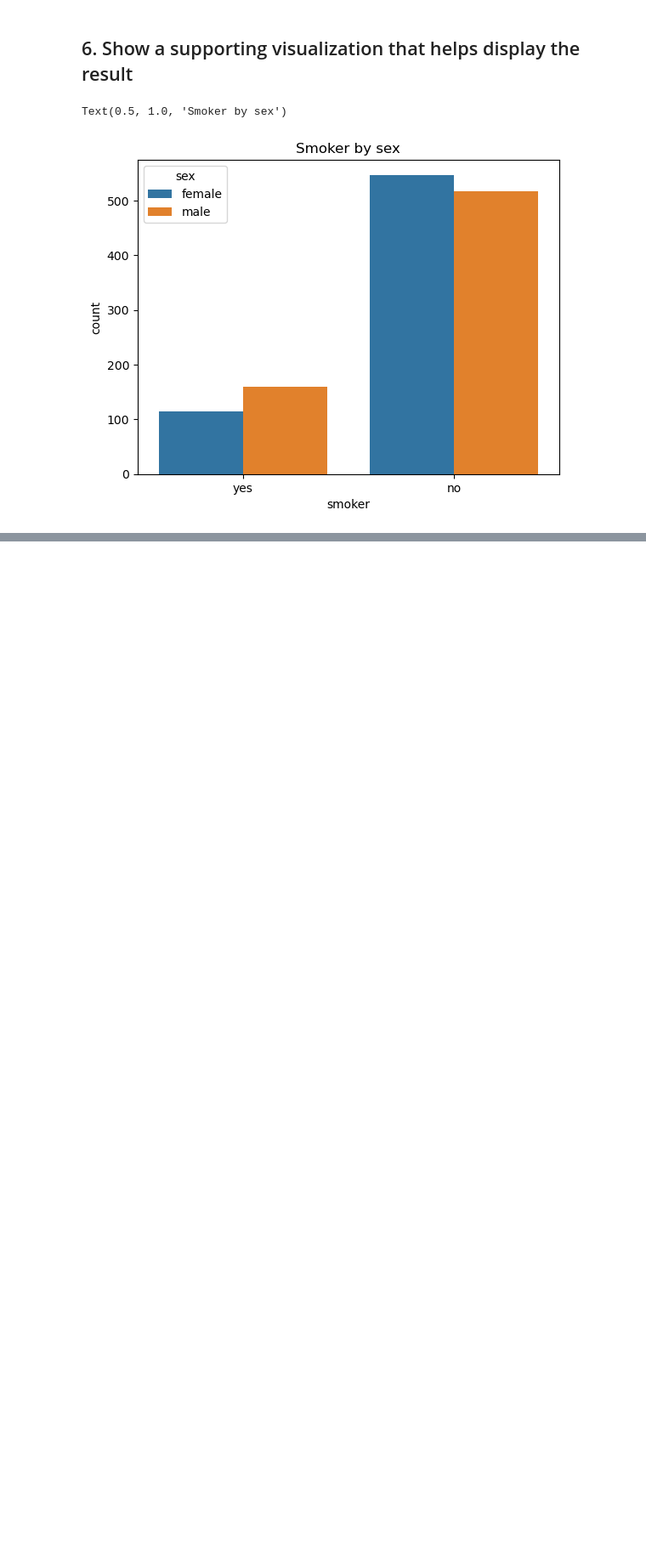
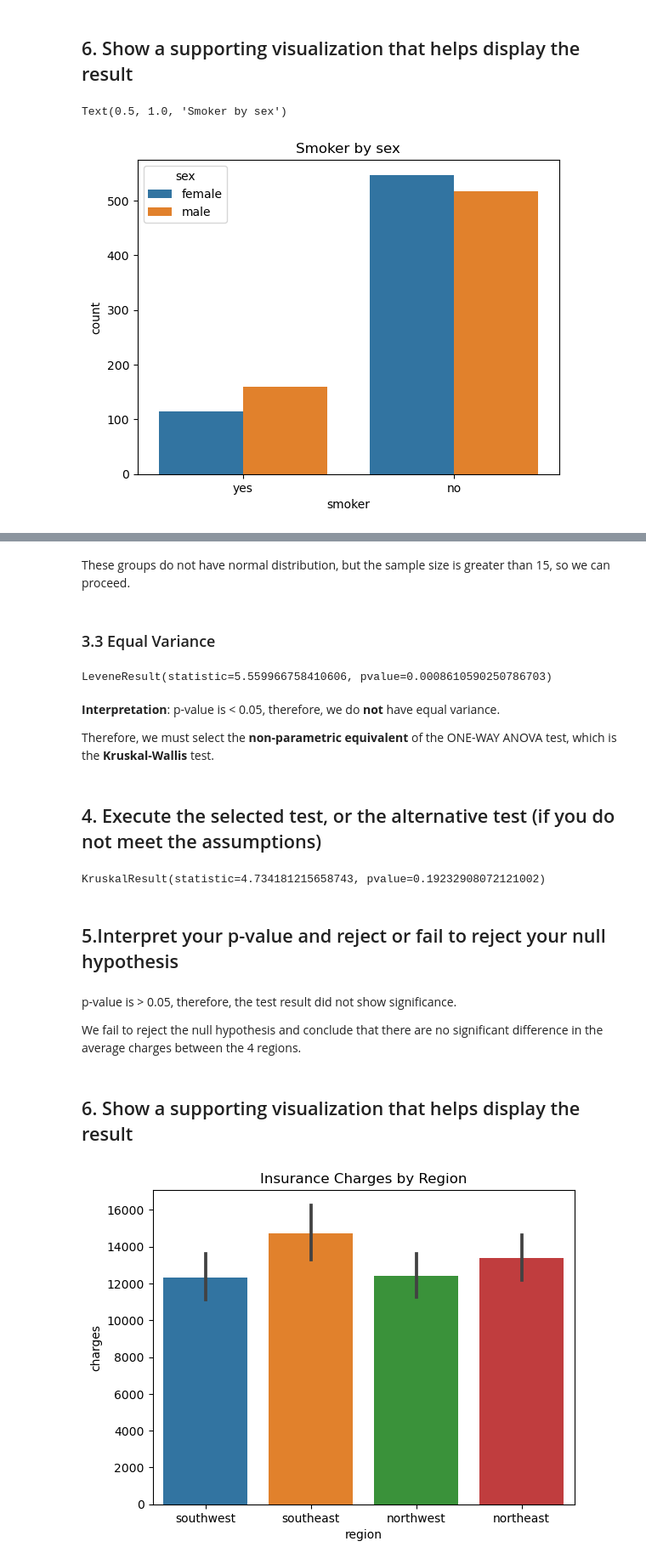
Before and after one commit to ericakitano/data-enrichment-week-15-core-assignment-2---Hypothesis-Testing-with-Insurance-Data, a Jupyter notebook: Hypothesis Testing with Insurance Data (Core).ipynb, the cells around one changed output, grey strips where cells are left out. Shown: that part at 85% size. Saved outputs shown, nothing was run; the diff lists cells and outputs as text; code cells hidden in the pictures; blank space fills up the shorter version.

```diff
--- a/Hypothesis Testing with Insurance Data (Core).ipynb
+++ b/Hypothesis Testing with Insurance Data (Core).ipynb
@@ -262,0 +451,37 @@ Text(0.5, 1.0, 'Smoker by sex')
+# %% [markdown]
+These groups do not have normal distribution, but the sample size is greater than 15, so we can proceed.
+# %% [markdown]
+### 3.3 Equal Variance
+# %%
+# with the * operator
+stats.levene(*groups.values())
+# %% [output]
+LeveneResult(statistic=5.559966758410606, pvalue=0.0008610590250786703)
+# %% [markdown]
+**Interpretation**: p-value is < 0.05, therefore, we do **not** have equal variance.
+
+Therefore, we must select the **non-parametric equivalent** of the ONE-WAY ANOVA test, which is the **Kruskal-Wallis** test.
+# %% [markdown]
+## 4. Execute the selected test, or the alternative test (if you do not meet the assumptions)
+# %%
+# perform the hypothesis test
+result = stats.kruskal( *groups.values())
+result
+# %% [output]
+KruskalResult(statistic=4.734181215658743, pvalue=0.19232908072121002)
+# %% [markdown]
+## 5.Interpret your p-value and reject or fail to reject your null hypothesis
+# %% [markdown]
+p-value is > 0.05, therefore, the test result did not show significance.
+
+We fail to reject the null hypothesis and conclude that there are no significant difference in the average charges between the 4 regions.
+# %% [markdown]
+## 6. Show a supporting visualization that helps display the result
+# %%
+
+ax = sns.barplot(data=df, x='region', y='charges')
+
+# Add title to the plot
+ax.set_title('Insurance Charges by Region');
+# %% [output]
+[figure, added]
```
Also changed, not shown: parts of 43 cells of this notebook.
